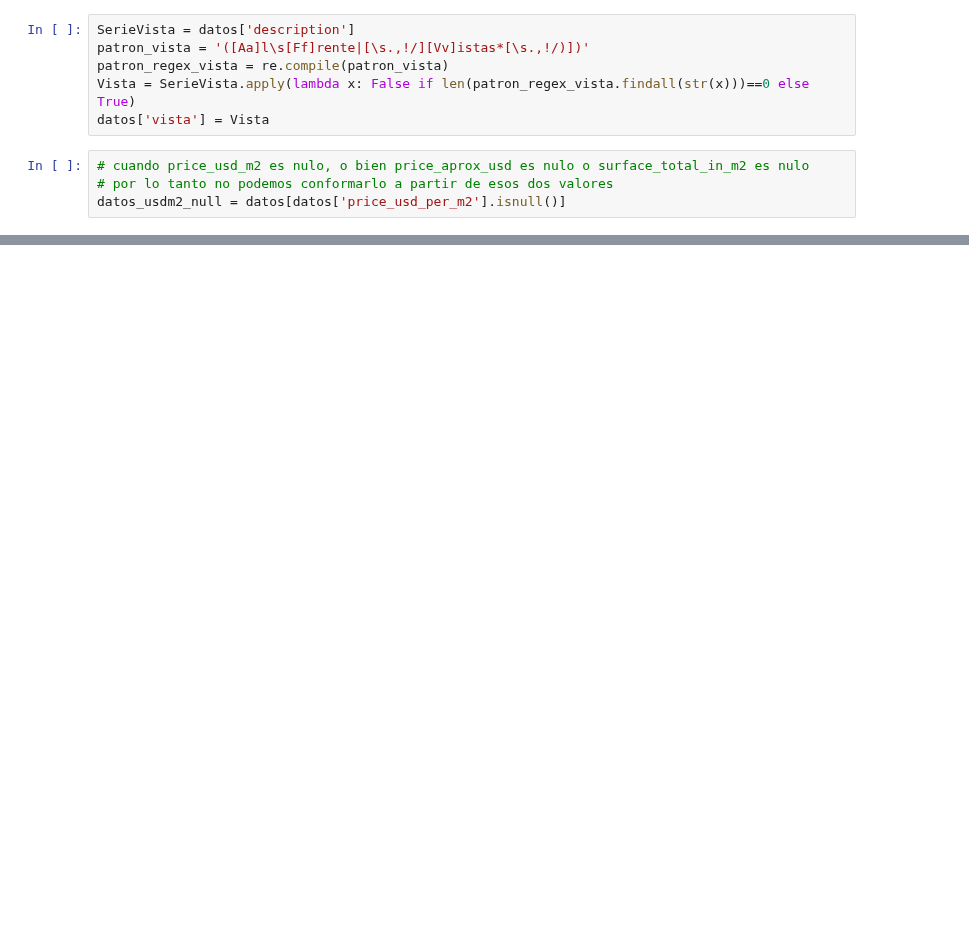
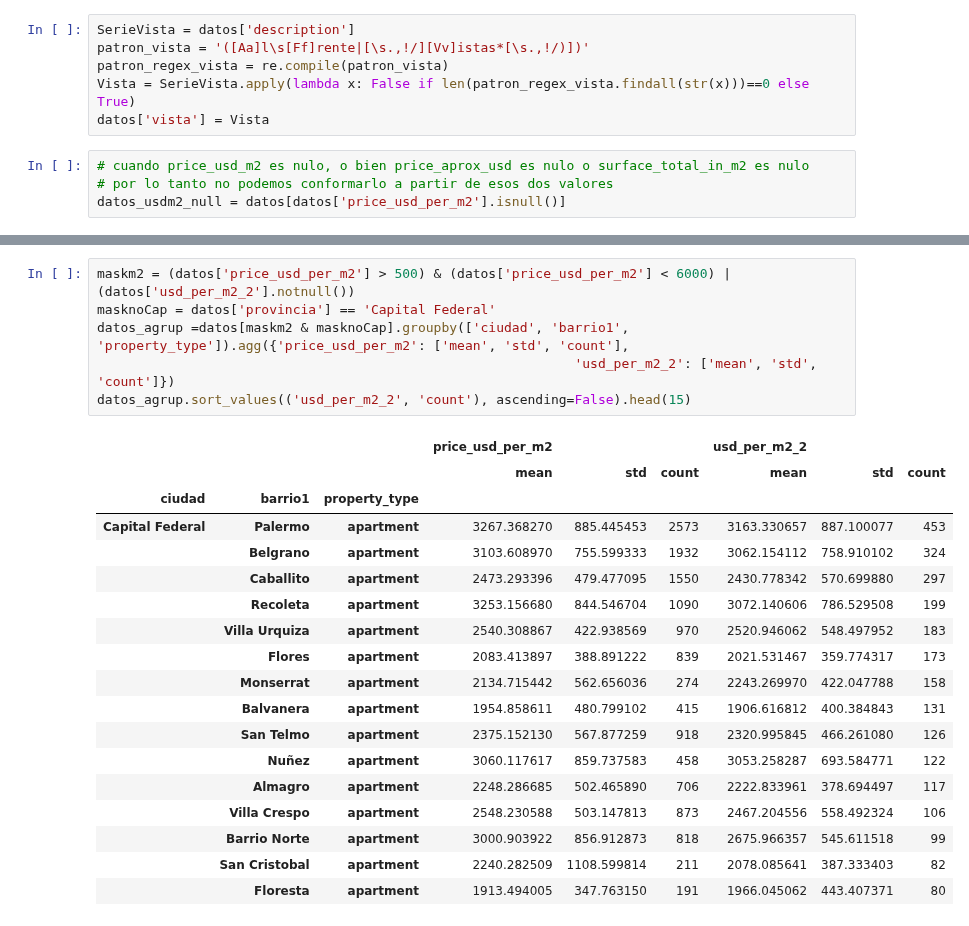
Before and after one commit to Facundo-Peloso/DH-TP-1---Grupo-10, a Jupyter notebook: tp_roberto.ipynb, the cells around one changed output, grey strips where cells are left out. Saved outputs shown, nothing was run; the diff lists cells and outputs as text; blank space fills up the shorter version.

```diff
--- a/tp_roberto.ipynb
+++ b/tp_roberto.ipynb
@@ -226 +644,26 @@ sns.histplot(data=datos_grafico2['usd_per_m2_2'], color= 'orange', bins=50)
+# %%
+maskm2 = (datos['price_usd_per_m2'] > 500) & (datos['price_usd_per_m2'] < 6000) | (datos['usd_per_m2_2'].notnull())
+masknoCap = datos['provincia'] == 'Capital Federal'
+datos_agrup =datos[maskm2 & masknoCap].groupby(['ciudad', 'barrio1', 'property_type']).agg({'price_usd_per_m2': ['mean', 'std', 'count'],
+                                                             'usd_per_m2_2': ['mean', 'std', 'count']})
+datos_agrup.sort_values(('usd_per_m2_2', 'count'), ascending=False).head(15)
+# %% [output]
+|  |  |  | price_usd_per_m2 |  |  | usd_per_m2_2 |  |  |
+|  |  |  | mean | std | count | mean | std | count |
+| ciudad | barrio1 | property_type |  |  |  |  |  |  |
+| Capital Federal | Palermo | apartment | 3267.368270 | 885.445453 | 2573 | 3163.330657 | 887.100077 | 453 |
+|  | Belgrano | apartment | 3103.608970 | 755.599333 | 1932 | 3062.154112 | 758.910102 | 324 |
+|  | Caballito | apartment | 2473.293396 | 479.477095 | 1550 | 2430.778342 | 570.699880 | 297 |
+|  | Recoleta | apartment | 3253.156680 | 844.546704 | 1090 | 3072.140606 | 786.529508 | 199 |
+|  | Villa Urquiza | apartment | 2540.308867 | 422.938569 | 970 | 2520.946062 | 548.497952 | 183 |
+|  | Flores | apartment | 2083.413897 | 388.891222 | 839 | 2021.531467 | 359.774317 | 173 |
+|  | Monserrat | apartment | 2134.715442 | 562.656036 | 274 | 2243.269970 | 422.047788 | 158 |
+|  | Balvanera | apartment | 1954.858611 | 480.799102 | 415 | 1906.616812 | 400.384843 | 131 |
+|  | San Telmo | apartment | 2375.152130 | 567.877259 | 918 | 2320.995845 | 466.261080 | 126 |
+|  | Nuñez | apartment | 3060.117617 | 859.737583 | 458 | 3053.258287 | 693.584771 | 122 |
+|  | Almagro | apartment | 2248.286685 | 502.465890 | 706 | 2222.833961 | 378.694497 | 117 |
+|  | Villa Crespo | apartment | 2548.230588 | 503.147813 | 873 | 2467.204556 | 558.492324 | 106 |
+|  | Barrio Norte | apartment | 3000.903922 | 856.912873 | 818 | 2675.966357 | 545.611518 | 99 |
+|  | San Cristobal | apartment | 2240.282509 | 1108.599814 | 211 | 2078.085641 | 387.333403 | 82 |
+|  | Floresta | apartment | 1913.494005 | 347.763150 | 191 | 1966.045062 | 443.407371 | 80 |
 # %%
```
Also changed, not shown: parts of 105 cells of this notebook.
